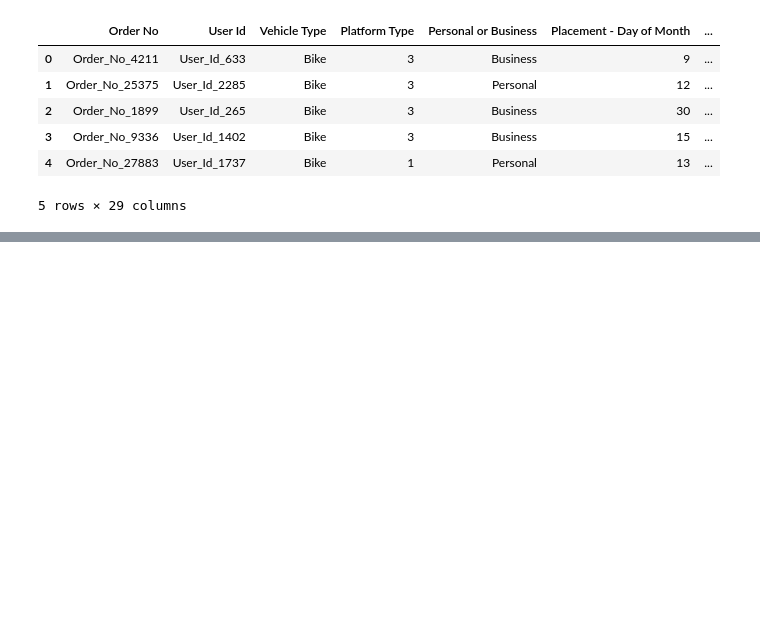
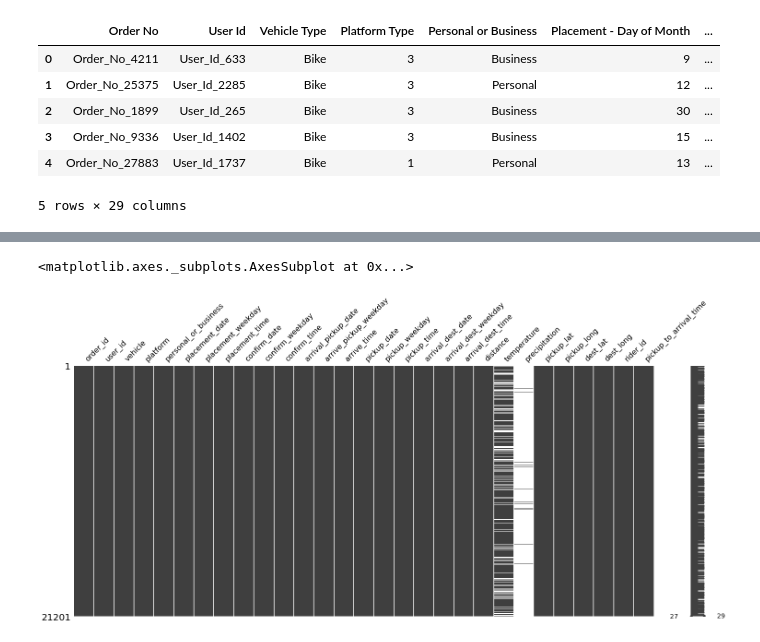
Before and after one commit to jeremylee73/ix-sendy-logistics, a Jupyter notebook: sendy-logistics.ipynb, the cells around one changed output, grey strips where cells are left out. Saved outputs shown, nothing was run; the diff lists cells and outputs as text; code cells hidden in the pictures; blank space fills up the shorter version.

Commit message:
changed dtypes and renamed columns

```diff
--- a/sendy-logistics.ipynb
+++ b/sendy-logistics.ipynb
@@ -56,0 +92,43 @@ variable.head()
+# %%
+# Changing order no., user id, rider_id to int
+train["Order No"] = train["Order No"].str.replace("Order_No_", "").astype(int)
+train["User Id"] = train["User Id"].str.replace("User_Id_", "").astype(int)
+train["Rider Id"] = train["Rider Id"].str.replace("Rider_Id_", "").astype(int)
+# %%
+# Renaming columns
+train.rename(columns={
+    "Order No": "order_id",
+    "User Id": "user_id",
+    "Vehicle Type": "vehicle",
+    "Platform Type": "platform",
+    "Personal or Business": "personal_or_business",
+    "Placement - Day of Month": "placement_date",
+    "Placement - Weekday (Mo = 1)": "placement_weekday",
+    "Placement - Time": "placement_time",
+    "Confirmation - Day of Month": "confirm_date",
+    "Confirmation - Weekday (Mo = 1)": "confirm_weekday",
+    "Confirmation - Time": "confirm_time",
+    "Arrival at Pickup - Day of Month": "arrival_pickup_date",
+    "Arrival at Pickup - Weekday (Mo = 1)": "arrive_pickup_weekday",
+    "Arrival at Pickup - Time": "arrive_time",
+    "Pickup - Day of Month": "pickup_date",
+    "Pickup - Weekday (Mo = 1)": "pickup_weekday",
+    "Pickup - Time": "pickup_time",
+    "Arrival at Destination - Day of Month": "arrival_dest_date",
+    "Arrival at Destination - Weekday (Mo = 1)": "arrival_dest_weekday",
+    "Arrival at Destination - Time": "arrival_dest_time",
+    "Distance (KM)": "distance",
+    "Temperature": "temperature",
+    "Precipitation in millimeters": "precipitation",
+    "Pickup Lat": "pickup_lat",
+    "Pickup Long": "pickup_long",
+    "Destination Lat": "dest_lat",
+    "Destination Long": "dest_long",
+    "Rider Id": "rider_id",
+    "Time from Pickup to Arrival": "pickup_to_arrival_time"
+}, inplace=True)
+# %%
+msno.matrix(train)
+# %% [output]
+<matplotlib.axes._subplots.AxesSubplot at 0x...>
+[figure, added]
```
Also changed, not shown: parts of 5 cells of this notebook.
